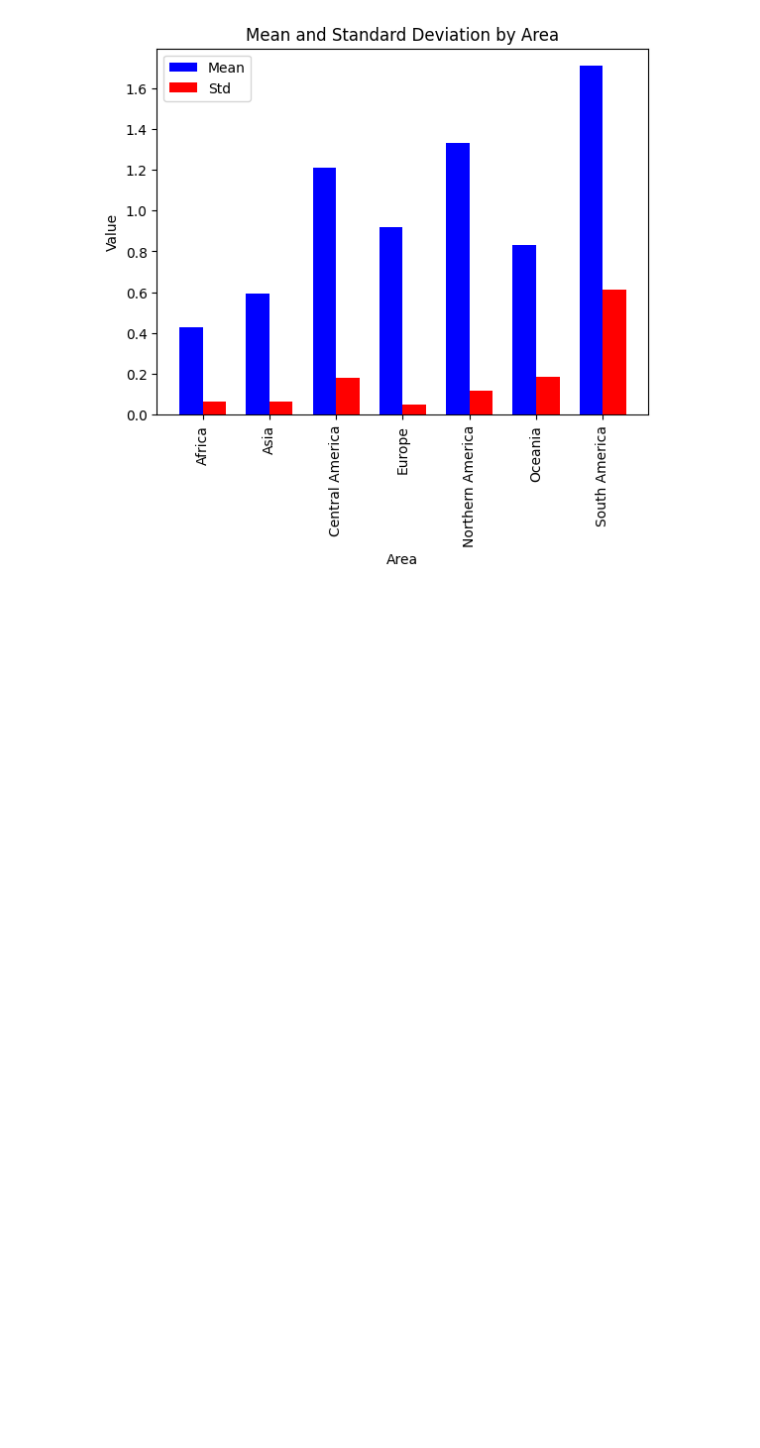
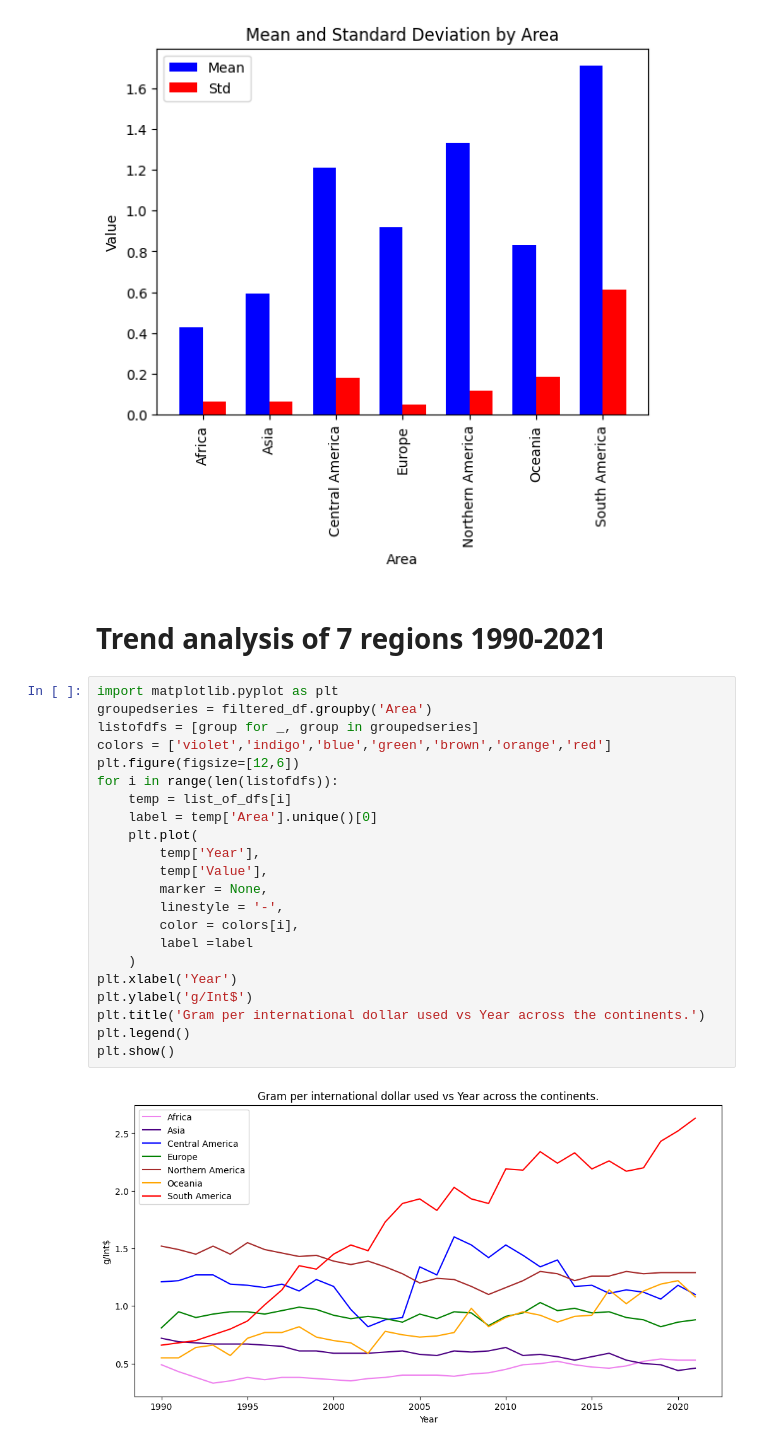
Before and after one commit to TaufiqIslamProtick/pesticide-data-analysis, a Jupyter notebook: source.ipynb, the cells around one changed output. Cells and saved outputs as stored; diff of their text form; blank space fills up the shorter version.

Commit message:
Uploaded the trend analysis notebook and updated readme

```diff
--- a/source.ipynb
+++ b/source.ipynb
@@ -55,3 +53,29 @@ ax.legend()
 plt.show()
 # %% [output]
 [figure]
+# %% [markdown]
+# Trend analysis of 7 regions 1990-2021
+# %%
+import matplotlib.pyplot as plt
+groupedseries = filtered_df.groupby('Area')
+listofdfs = [group for _, group in groupedseries]
+colors = ['violet','indigo','blue','green','brown','orange','red']
+plt.figure(figsize=[12,6])
+for i in range(len(listofdfs)):
+    temp = list_of_dfs[i]
+    label = temp['Area'].unique()[0]
+    plt.plot(
+        temp['Year'],
+        temp['Value'],
+        marker = None,
+        linestyle = '-',
+        color = colors[i],
+        label =label
+    )
+plt.xlabel('Year')
+plt.ylabel('g/Int$')
+plt.title('Gram per international dollar used vs Year across the continents.')
+plt.legend()
+plt.show()
+# %% [output]
+[figure, added]
```
Also changed, not shown: parts of 1 cell of this notebook, 1 other file.
